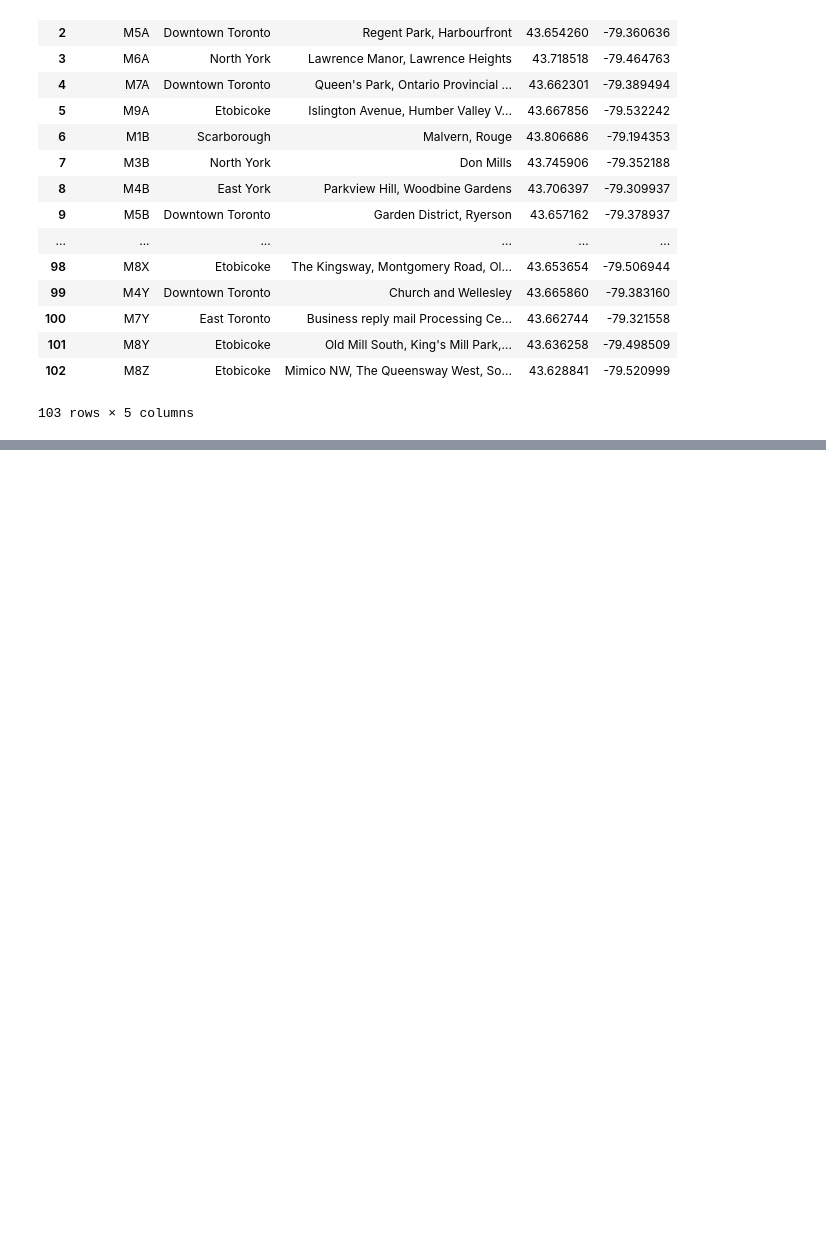
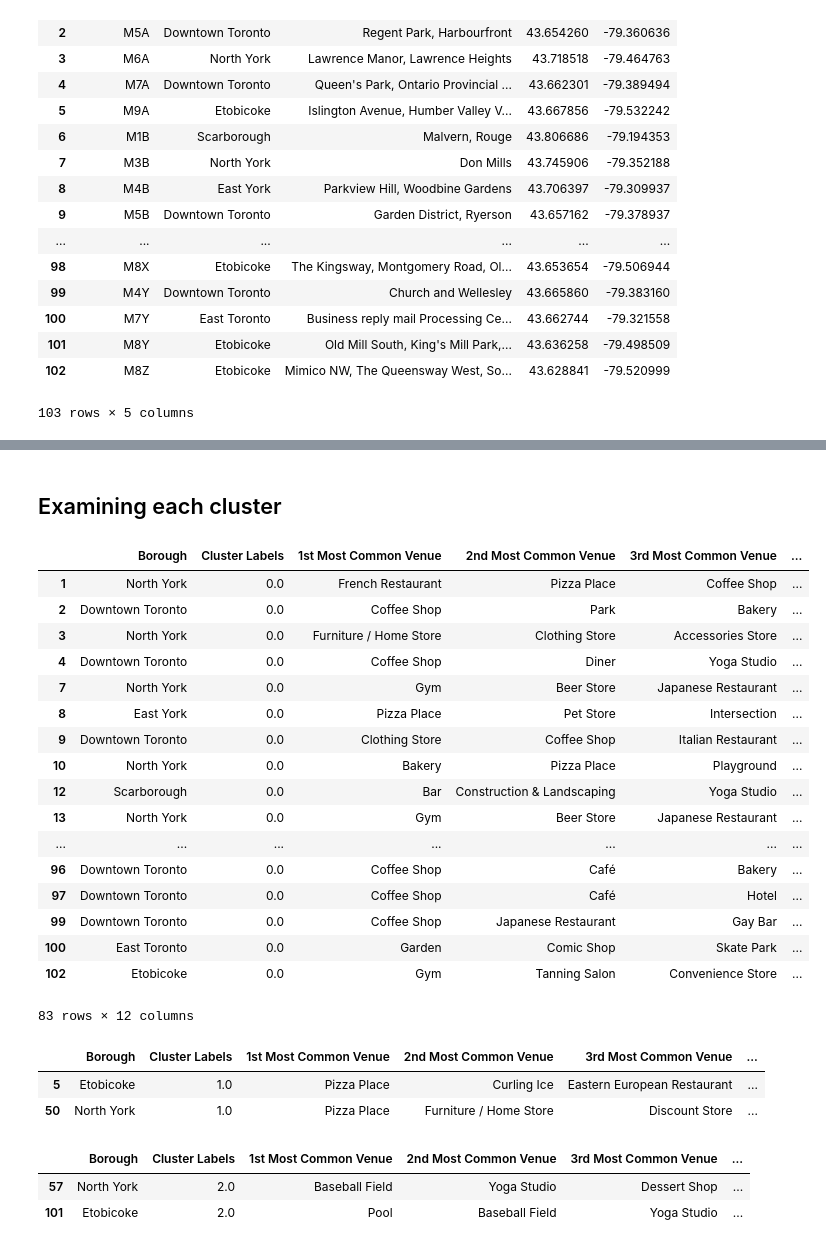
Before and after one commit to sumanahs/Github-example, a Jupyter notebook: Toronto neighbourhood.ipynb, the cells around one changed output, grey strips where cells are left out. Saved outputs shown, nothing was run; the diff lists cells and outputs as text; code cells hidden in the pictures; blank space fills up the shorter version.

Commit message:
Published from Watson Studio.

```diff
--- a/Toronto neighbourhood.ipynb
+++ b/Toronto neighbourhood.ipynb
@@ -218,0 +556,14 @@ df2
+# %%
+#Printing each neighborhood with top 5 most common venues
+
+num_top_venues = 5
+
+for hood in tor_grouped['Neighborhood']:
+    print("----"+hood+"----")
+    temp = tor_grouped[tor_grouped['Neighborhood'] == hood].T.reset_index()
+    temp.columns = ['venue','freq']
+    temp = temp.iloc[1:]
+    temp['freq'] = temp['freq'].astype(float)
+    temp = temp.round({'freq': 2})
+    print(temp.sort_values('freq', ascending=False).reset_index(drop=True).head(num_top_venues))
+    print('\n')
@@ -218,0 +625,13 @@ df2
+# %%
+#Clustering the neighborhoods into 5 clusters
+# set number of clusters
+kclusters = 5
+
+tor_grouped_clustering = tor_grouped.drop('Neighborhood', 1)
+
+# run k-means clustering
+kmeans = KMeans(n_clusters=kclusters, random_state=0).fit(tor_grouped_clustering)
+
+# check cluster labels generated for each row in the dataframe
+
+kmeans.labels_[0:10]
@@ -218,0 +640,13 @@ df2
+# %%
+# Creating a new dataframe that includes the cluster as well as the top 10 venues for each neighborhood
+
+common_venues.insert(0, 'Cluster Labels', kmeans.labels_)
+#common_venues.head()
+
+tor_merged = df2
+
+# merge toronto_grouped with toronto_data to add latitude/longitude for each neighborhood
+tor_merged = tor_merged.join(common_venues.set_index('Neighborhood'), on='Neighborhood')
+tor_merged['Cluster Labels']=tor_merged['Cluster Labels'].fillna(0).astype('int')
+
+tor_merged.head()
@@ -218,0 +689,35 @@ df2
+# %% [markdown]
+## Examining each cluster
+# %%
+tor_merged.loc[tor_merged['Cluster Labels'] == 0, tor_merged.columns[[1] + list(range(5, tor_merged.shape[1]))]]
+# %% [output]
+|  | Borough | Cluster Labels | 1st Most Common Venue | 2nd Most Common Venue | 3rd Most Common Venue | ... |
+| 1 | North York | 0.0 | French Restaurant | Pizza Place | Coffee Shop | ... |
+| 2 | Downtown Toronto | 0.0 | Coffee Shop | Park | Bakery | ... |
+| 3 | North York | 0.0 | Furniture / Home Store | Clothing Store | Accessories Store | ... |
+| 4 | Downtown Toronto | 0.0 | Coffee Shop | Diner | Yoga Studio | ... |
+| 7 | North York | 0.0 | Gym | Beer Store | Japanese Restaurant | ... |
+| 8 | East York | 0.0 | Pizza Place | Pet Store | Intersection | ... |
+| 9 | Downtown Toronto | 0.0 | Clothing Store | Coffee Shop | Italian Restaurant | ... |
+| 10 | North York | 0.0 | Bakery | Pizza Place | Playground | ... |
+| 12 | Scarborough | 0.0 | Bar | Construction & Landscaping | Yoga Studio | ... |
+| 13 | North York | 0.0 | Gym | Beer Store | Japanese Restaurant | ... |
+| ... | ... | ... | ... | ... | ... | ... |
+| 96 | Downtown Toronto | 0.0 | Coffee Shop | Café | Bakery | ... |
+| 97 | Downtown Toronto | 0.0 | Coffee Shop | Café | Hotel | ... |
+| 99 | Downtown Toronto | 0.0 | Coffee Shop | Japanese Restaurant | Gay Bar | ... |
+| 100 | East Toronto | 0.0 | Garden | Comic Shop | Skate Park | ... |
+| 102 | Etobicoke | 0.0 | Gym | Tanning Salon | Convenience Store | ... |
+83 rows × 12 columns
+# %%
+tor_merged.loc[tor_merged['Cluster Labels'] == 1, tor_merged.columns[[1] + list(range(5, tor_merged.shape[1]))]]
+# %% [output]
+|  | Borough | Cluster Labels | 1st Most Common Venue | 2nd Most Common Venue | 3rd Most Common Venue | ... |
+| 5 | Etobicoke | 1.0 | Pizza Place | Curling Ice | Eastern European Restaurant | ... |
+| 50 | North York | 1.0 | Pizza Place | Furniture / Home Store | Discount Store | ... |
+# %%
+tor_merged.loc[tor_merged['Cluster Labels'] == 2, tor_merged.columns[[1] + list(range(5, tor_merged.shape[1]))]]
+# %% [output]
+|  | Borough | Cluster Labels | 1st Most Common Venue | 2nd Most Common Venue | 3rd Most Common Venue | ... |
+| 57 | North York | 2.0 | Baseball Field | Yoga Studio | Dessert Shop | ... |
+| 101 | Etobicoke | 2.0 | Pool | Baseball Field | Yoga Studio | ... |
```
Also changed, not shown: parts of 26 cells of this notebook.
